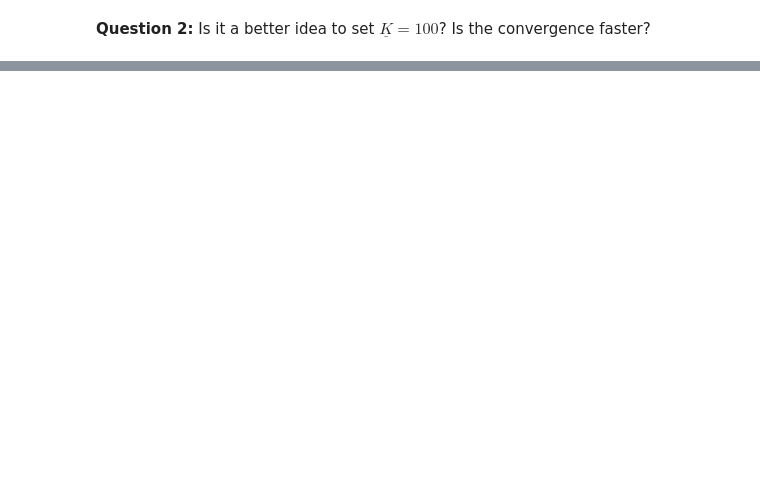
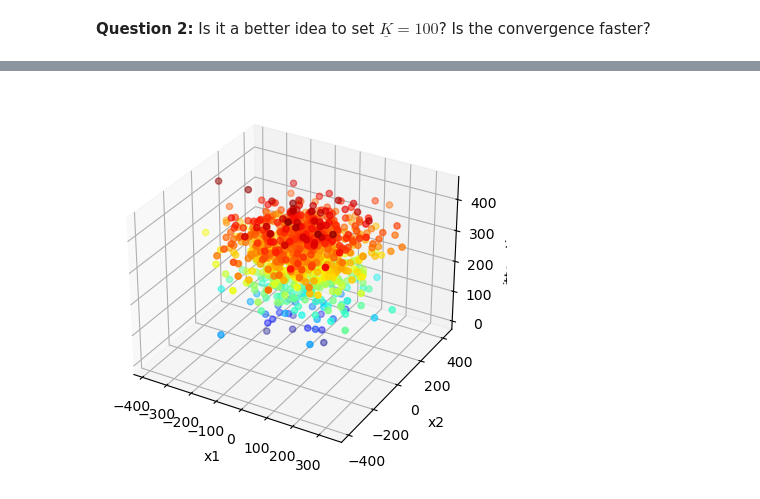
Before and after one commit to NumEconCopenhagen/projects-2023-mathias-emma, a Jupyter notebook: Exam/Question3.ipynb, the cells around one changed output, grey strips where cells are left out. Saved outputs shown, nothing was run; the diff lists cells and outputs as text; code cells hidden in the pictures; blank space fills up the shorter version.

```diff
--- a/Exam/Question3.ipynb
+++ b/Exam/Question3.ipynb
@@ -410,0 +526,24 @@ plt.show()
+# %%
+# import pakage for 3d plot
+from matplotlib import cm
+from mpl_toolkits import mplot3d
+
+# useing widgets for turning the plot
+from ipywidgets import interactive
+import ipywidgets as widgets
+
+import numpy as np
+from scipy.optimize import minimize
+import matplotlib.pyplot as plt
+
+
+# 3d plot of x1 x2 and itterations_list
+figur = plt.figure()
+ax = plt.axes(projection='3d')
+ax.scatter3D(x_1, x_2, itterations_list, c=itterations_list, cmap=cm.jet);
+ax.set_xlabel('x1')
+ax.set_ylabel('x2')
+ax.set_zlabel('itterations')
+plt.show()
+# %% [output]
+[figure, added]
```
Also changed, not shown: parts of 18 cells of this notebook.
